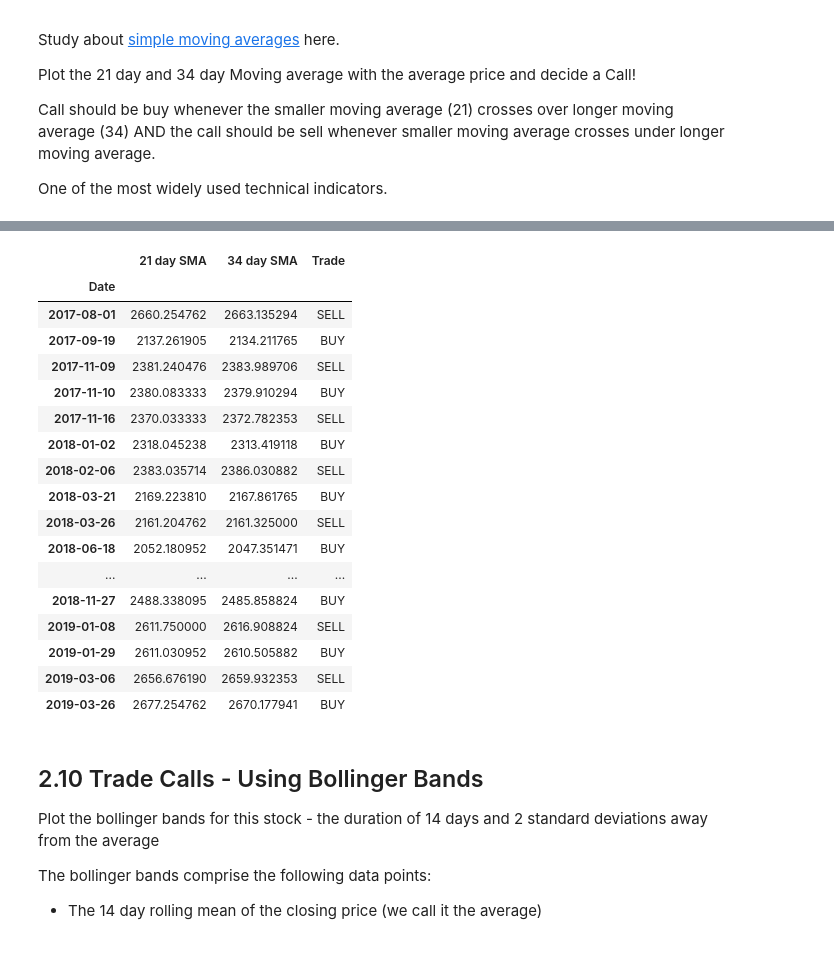
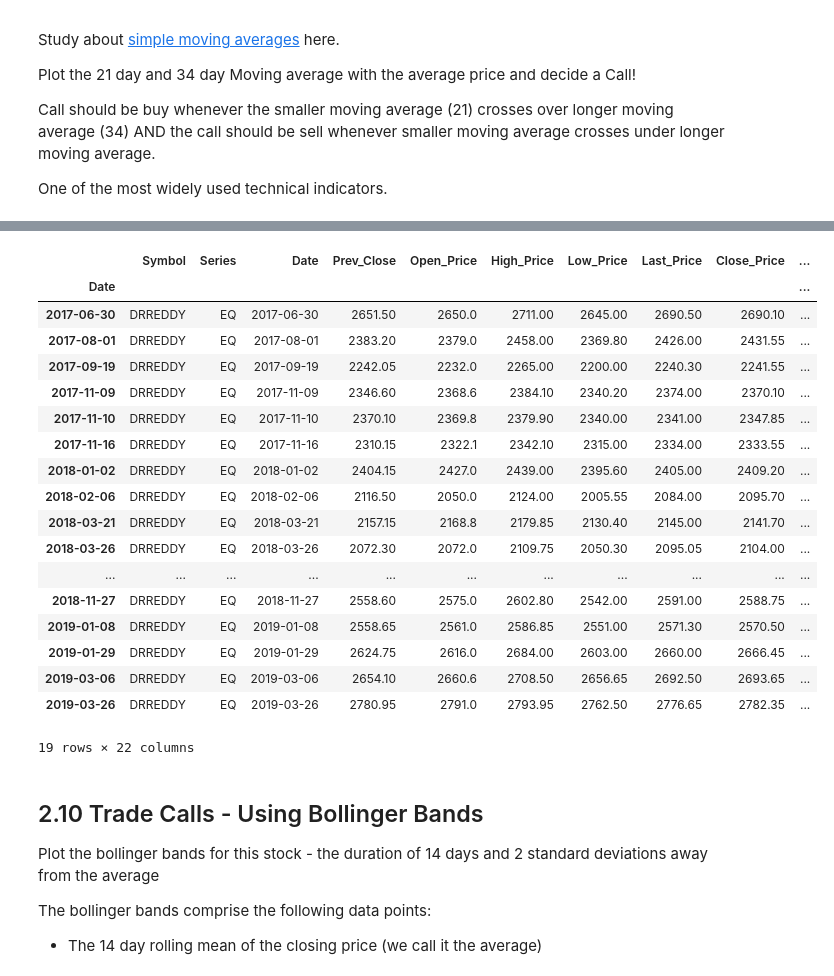
Before and after one commit to JamesMcGuigan/aspiration-ai-internship, a Jupyter notebook: python3/module_2/module_2.ipynb, the cells around one changed output, grey strips where cells are left out. Cells and saved outputs as stored; diff of their text form; code cells hidden in the pictures.

```diff
--- a/python3/module_2/module_2.ipynb
+++ b/python3/module_2/module_2.ipynb
@@ -327,10 +331,8 @@ Call should be buy whenever the smaller moving average (21) crosses over longer
 
 One of the most widely used technical indicators.
 # %%
-dataframe_sma = pd.DataFrame({
-    "21 day SMA": dataframe.Close_Price.rolling(21).mean(),
-    "34 day SMA": dataframe.Close_Price.rolling(34).mean(),
-}).dropna()
-dataframe_sma.plot()
+dataframe["21_day_SMA"] = dataframe.Close_Price.rolling(21).mean()
+dataframe["34_day_SMA"] = dataframe.Close_Price.rolling(34).mean()
+dataframe[["21_day_SMA", "34_day_SMA"]].plot()
 # %% [output]
 <matplotlib.axes._subplots.AxesSubplot at 0x...>
@@ -338,40 +340,41 @@ dataframe_sma.plot()
 # %%
-prev_index       = dataframe_sma.index[0]
-prev_row         = dataframe_sma[:prev_index]
-short_sma_higher = prev_row["21 day SMA"][0] > prev_row["34 day SMA"][0]
-dataframe_sma['Trade'] = 'HODL'
+prev_index       = dataframe.index[0]
+prev_row         = dataframe[:prev_index]
+short_sma_higher = prev_row["21_day_SMA"][0] > prev_row["34_day_SMA"][0]
+dataframe['Trade_Call'] = 'HODL'
 
-for index, row in dataframe_sma.iterrows():
-    if short_sma_higher       and row["21 day SMA"] < row["34 day SMA"]:
-        result = "SELL"
-    elif not short_sma_higher and row["21 day SMA"] > row["34 day SMA"]:
-        result = "BUY"
-    else:
-        result = "HODL"
+for index, row in dataframe.iterrows():
+    if row["21_day_SMA"] and row["34_day_SMA"]:
+        if short_sma_higher       and row["21_day_SMA"] < row["34_day_SMA"]:
+            result = "SELL"
+        elif not short_sma_higher and row["21_day_SMA"] > row["34_day_SMA"]:
+            result = "BUY"
+        else:
+            result = "HODL"
+        dataframe.at[index, 'Trade_Call'] = result
+        short_sma_higher = row["21_day_SMA"] > row["34_day_SMA"]
 
-    short_sma_higher = row["21 day SMA"] > row["34 day SMA"]
-    dataframe_sma.at[index, 'Trade'] = result
-
-dataframe_sma[ dataframe_sma['Trade'] != "HODL" ]
+dataframe[["21_day_SMA", "34_day_SMA"]][ dataframe['Trade_Call'] != "HODL" ]
 # %% [output]
-|  | 21 day SMA | 34 day SMA | Trade |
-| Date |  |  |  |
-| 2017-08-01 | 2660.254762 | 2663.135294 | SELL |
-| 2017-09-19 | 2137.261905 | 2134.211765 | BUY |
-| 2017-11-09 | 2381.240476 | 2383.989706 | SELL |
-| 2017-11-10 | 2380.083333 | 2379.910294 | BUY |
-| 2017-11-16 | 2370.033333 | 2372.782353 | SELL |
-| 2018-01-02 | 2318.045238 | 2313.419118 | BUY |
-| 2018-02-06 | 2383.035714 | 2386.030882 | SELL |
-| 2018-03-21 | 2169.223810 | 2167.861765 | BUY |
-| 2018-03-26 | 2161.204762 | 2161.325000 | SELL |
-| 2018-06-18 | 2052.180952 | 2047.351471 | BUY |
-| ... | ... | ... | ... |
-| 2018-11-27 | 2488.338095 | 2485.858824 | BUY |
-| 2019-01-08 | 2611.750000 | 2616.908824 | SELL |
-| 2019-01-29 | 2611.030952 | 2610.505882 | BUY |
-| 2019-03-06 | 2656.676190 | 2659.932353 | SELL |
-| 2019-03-26 | 2677.254762 | 2670.177941 | BUY |
+|  | Symbol | Series | Date | Prev_Close | Open_Price | High_Price | Low_Price | Last_Price | Close_Price | ... |
+| Date |  |  |  |  |  |  |  |  |  | ... |
+| 2017-06-30 | DRREDDY | EQ | 2017-06-30 | 2651.50 | 2650.0 | 2711.00 | 2645.00 | 2690.50 | 2690.10 | ... |
+| 2017-08-01 | DRREDDY | EQ | 2017-08-01 | 2383.20 | 2379.0 | 2458.00 | 2369.80 | 2426.00 | 2431.55 | ... |
+| 2017-09-19 | DRREDDY | EQ | 2017-09-19 | 2242.05 | 2232.0 | 2265.00 | 2200.00 | 2240.30 | 2241.55 | ... |
+| 2017-11-09 | DRREDDY | EQ | 2017-11-09 | 2346.60 | 2368.6 | 2384.10 | 2340.20 | 2374.00 | 2370.10 | ... |
+| 2017-11-10 | DRREDDY | EQ | 2017-11-10 | 2370.10 | 2369.8 | 2379.90 | 2340.00 | 2341.00 | 2347.85 | ... |
+| 2017-11-16 | DRREDDY | EQ | 2017-11-16 | 2310.15 | 2322.1 | 2342.10 | 2315.00 | 2334.00 | 2333.55 | ... |
+| 2018-01-02 | DRREDDY | EQ | 2018-01-02 | 2404.15 | 2427.0 | 2439.00 | 2395.60 | 2405.00 | 2409.20 | ... |
+| 2018-02-06 | DRREDDY | EQ | 2018-02-06 | 2116.50 | 2050.0 | 2124.00 | 2005.55 | 2084.00 | 2095.70 | ... |
+| 2018-03-21 | DRREDDY | EQ | 2018-03-21 | 2157.15 | 2168.8 | 2179.85 | 2130.40 | 2145.00 | 2141.70 | ... |
+| 2018-03-26 | DRREDDY | EQ | 2018-03-26 | 2072.30 | 2072.0 | 2109.75 | 2050.30 | 2095.05 | 2104.00 | ... |
+| ... | ... | ... | ... | ... | ... | ... | ... | ... | ... | ... |
+| 2018-11-27 | DRREDDY | EQ | 2018-11-27 | 2558.60 | 2575.0 | 2602.80 | 2542.00 | 2591.00 | 2588.75 | ... |
+| 2019-01-08 | DRREDDY | EQ | 2019-01-08 | 2558.65 | 2561.0 | 2586.85 | 2551.00 | 2571.30 | 2570.50 | ... |
+| 2019-01-29 | DRREDDY | EQ | 2019-01-29 | 2624.75 | 2616.0 | 2684.00 | 2603.00 | 2660.00 | 2666.45 | ... |
+| 2019-03-06 | DRREDDY | EQ | 2019-03-06 | 2654.10 | 2660.6 | 2708.50 | 2656.65 | 2692.50 | 2693.65 | ... |
+| 2019-03-26 | DRREDDY | EQ | 2019-03-26 | 2780.95 | 2791.0 | 2793.95 | 2762.50 | 2776.65 | 2782.35 | ... |
+19 rows × 22 columns
 # %% [markdown]
 ## 2.10 Trade Calls - Using Bollinger Bands
 
```
Also changed, not shown: parts of 3 cells of this notebook.
